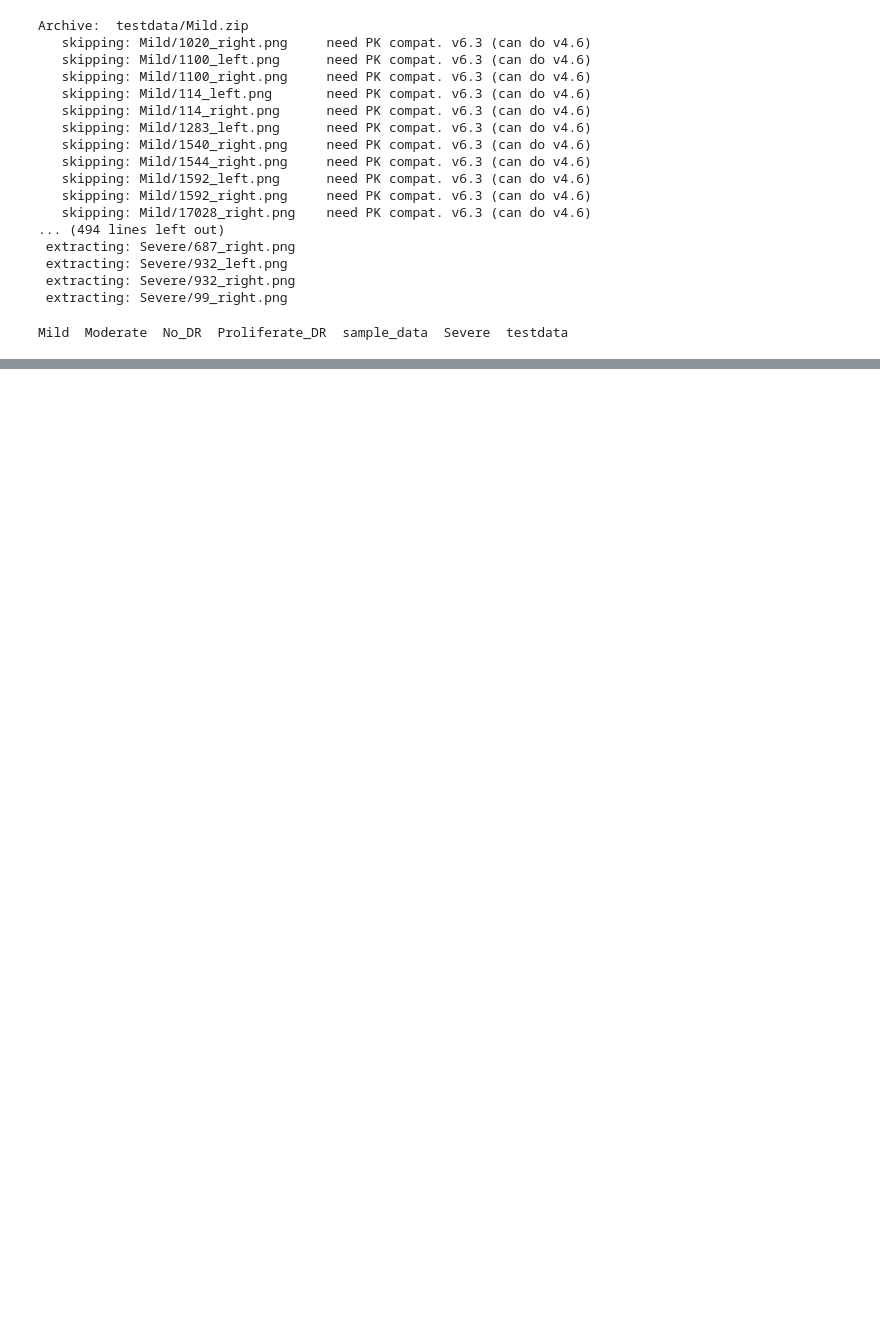
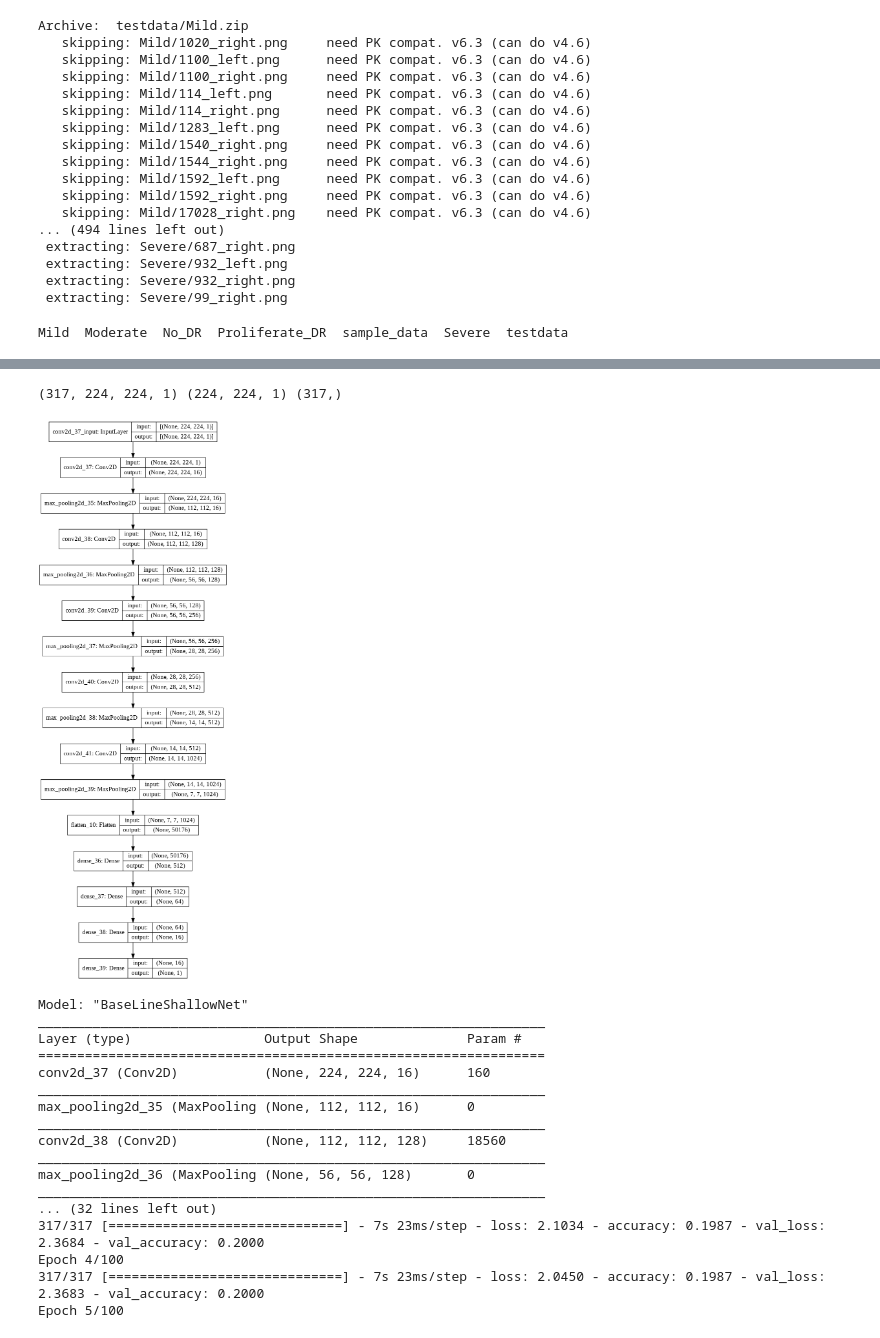
Before and after one commit to bhattacharjee/testdata, a Jupyter notebook: FirstTry.ipynb, the cells around one changed output, grey strips where cells are left out. Cells and saved outputs as stored; diff of their text form; code cells hidden in the pictures; blank space fills up the shorter version.

```diff
--- a/FirstTry.ipynb
+++ b/FirstTry.ipynb
@@ -47,6 +48,7 @@ import numpy as np
 from PIL import Image, ImageOps
 import numpy as np
 import matplotlib.pyplot as plt
+from sklearn.model_selection import train_test_split
 
 def read_data():
 
@@ -66,10 +68,11 @@ def read_data():
             im = ImageOps.grayscale(im)
             im = np.asarray(im)
             if None is X:
-                X = np.zeros(tuple([0] + list(im.shape)))
-            im = im.reshape(tuple([1] + list(im.shape)))
+                X = np.zeros(tuple([0] + list(im.shape) + [1]))
+            im = im.reshape(tuple([1] + list(im.shape) + [1]))
+            im = im / 255.0
+            im = im / np.max(im)
             X = np.concatenate((X, im), axis=0)
-            X = X / 255.0
             Y = np.concatenate((Y, np.array([y_label])))
         return X, Y
 
@@ -88,4 +91,7 @@ def read_data():
 
     return X, Y
 
-X, Y = read_data()
+X, y = read_data()
+
+X_train, X_test, y_train, y_test = train_test_split(\
+        X, y, test_size=0.2, random_state=42)
@@ -93,0 +98,67 @@ X, Y = read_data()
+# %%
+import tensorflow as tf
+import IPython
+
+class BaselineShallowNet:
+    @staticmethod
+    def build(X_train, Y_train):
+        model = tf.keras.Sequential(name="BaseLineShallowNet")
+        model.add(tf.keras.layers.Conv2D(16, (3, 3), padding='same', \
+                  input_shape=X_train.shape[1:], activation='relu'))
+        model.add(tf.keras.layers.MaxPooling2D(2, 2,))
+        model.add(tf.keras.layers.Conv2D(128, (3, 3), padding='same', \
+                                         activation='relu'))
+        model.add(tf.keras.layers.MaxPooling2D(2, 2))
+        model.add(tf.keras.layers.Conv2D(256, (5, 5), padding='same', \
+                                         activation='relu'))
+        model.add(tf.keras.layers.MaxPooling2D(2, 2))
+        model.add(tf.keras.layers.Conv2D(512, (5, 5), padding='same', \
+                                         activation='relu'))
+        model.add(tf.keras.layers.MaxPooling2D(2, 2))
+        model.add(tf.keras.layers.Conv2D(1024, (5, 5), padding='same', \
+                                         activation='relu'))
+        model.add(tf.keras.layers.MaxPooling2D(2, 2))
+        model.add(tf.keras.layers.Flatten())
+        model.add(tf.keras.layers.Dense(512, activation='relu'))
+        model.add(tf.keras.layers.Dense(64, activation='relu'))
+        model.add(tf.keras.layers.Dense(16, activation='relu'))
+        model.add(tf.keras.layers.Dense(1, activation='relu'))
+        plot = tf.keras.utils.plot_model(model, show_shapes=True, \
+                                         expand_nested=True)
+        IPython.display.display(plot)
+        print(model.summary())
+        return model
+
+
+N_EPOCHS=100
+
+print(X_train.shape, X_train[0].shape, y_train.shape)
+model = BaselineShallowNet.build(X_train, 1)
+model.compile(optimizer='adam', \
+              loss='mean_squared_error', \
+              metrics=['accuracy'])
+
+history = model.fit(X_train, y_train, \
+                    validation_data=(X_test, y_test),\
+                    batch_size=1,\
+                    epochs=N_EPOCHS)
+# %% [output]
+(317, 224, 224, 1) (224, 224, 1) (317,)
+[figure, added]
+Model: "BaseLineShallowNet"
+_________________________________________________________________
+Layer (type)                 Output Shape              Param #
+=================================================================
+conv2d_37 (Conv2D)           (None, 224, 224, 16)      160
+_________________________________________________________________
+max_pooling2d_35 (MaxPooling (None, 112, 112, 16)      0
+_________________________________________________________________
+conv2d_38 (Conv2D)           (None, 112, 112, 128)     18560
+_________________________________________________________________
+max_pooling2d_36 (MaxPooling (None, 56, 56, 128)       0
+_________________________________________________________________
+... (32 lines left out)
+317/317 [==============================] - 7s 23ms/step - loss: 2.1034 - accuracy: 0.1987 - val_loss: 2.3684 - val_accuracy: 0.2000
+Epoch 4/100
+317/317 [==============================] - 7s 23ms/step - loss: 2.0450 - accuracy: 0.1987 - val_loss: 2.3683 - val_accuracy: 0.2000
+Epoch 5/100
```
Also changed, not shown: parts of 4 cells of this notebook.
